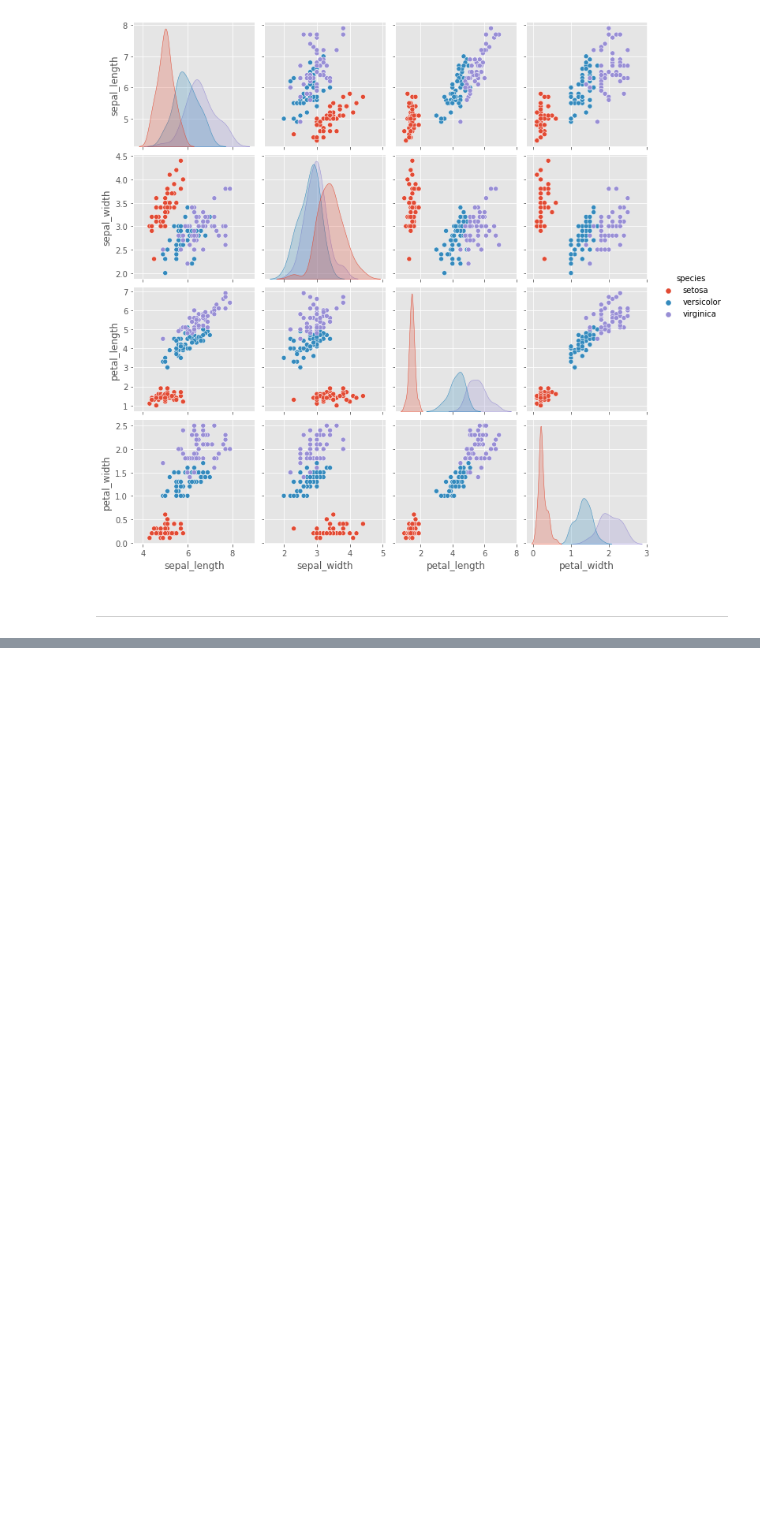
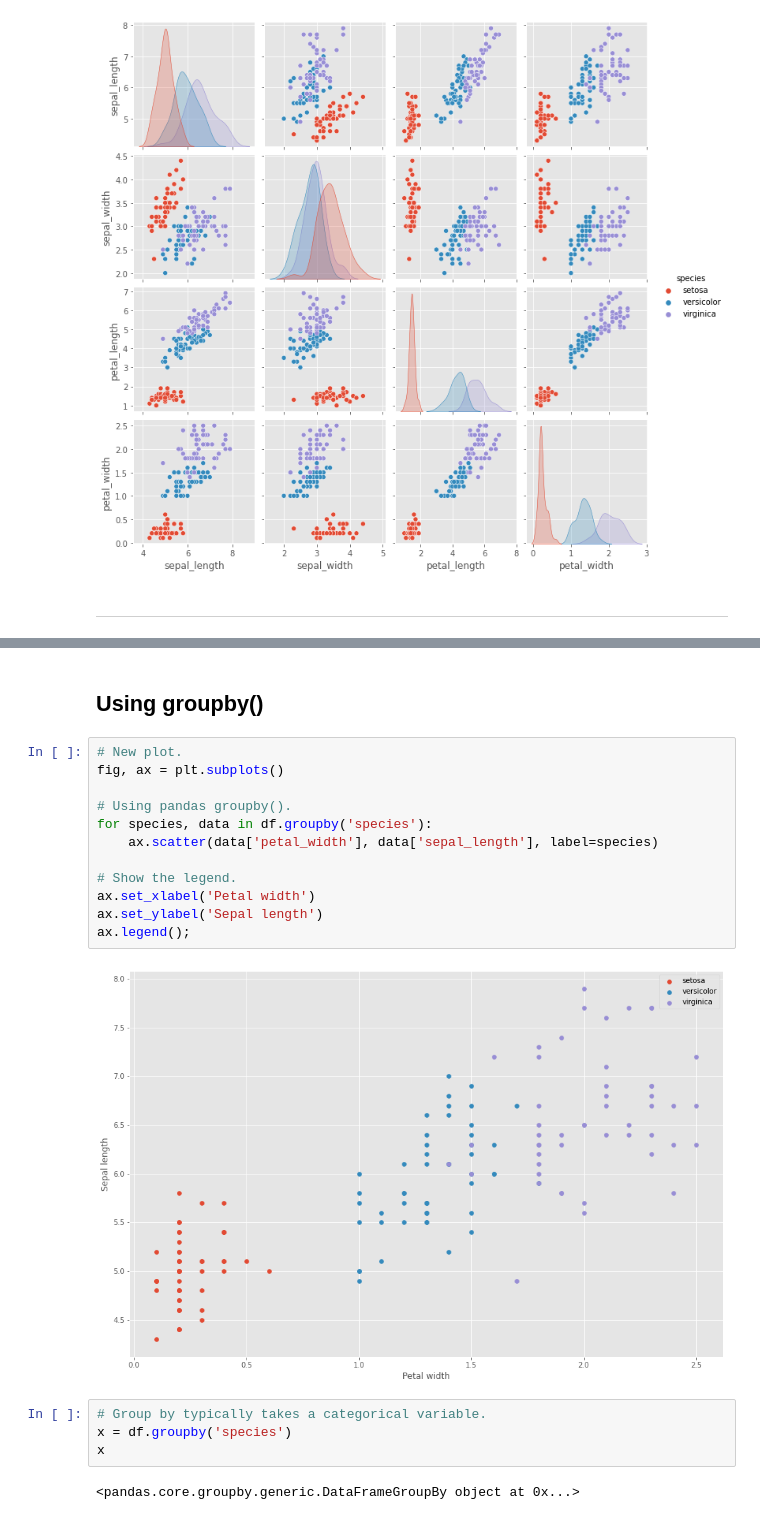
Before and after one commit to krystianopryszek99/scikit-learn, a Jupyter notebook: iris.ipynb, the cells around one changed output, grey strips where cells are left out. Cells and saved outputs as stored; diff of their text form; blank space fills up the shorter version.

```diff
--- a/iris.ipynb
+++ b/iris.ipynb
@@ -82,0 +151,22 @@ sns.pairplot(df, hue='species')
+# %% [markdown]
+## Using groupby()
+# %%
+# New plot.
+fig, ax = plt.subplots()
+
+# Using pandas groupby().
+for species, data in df.groupby('species'):
+    ax.scatter(data['petal_width'], data['sepal_length'], label=species)
+
+# Show the legend.
+ax.set_xlabel('Petal width')
+ax.set_ylabel('Sepal length')
+ax.legend();
+# %% [output]
+[figure, added]
+# %%
+# Group by typically takes a categorical variable.
+x = df.groupby('species')
+x
+# %% [output]
+<pandas.core.groupby.generic.DataFrameGroupBy object at 0x...>
```
Also changed, not shown: parts of 30 cells of this notebook.
